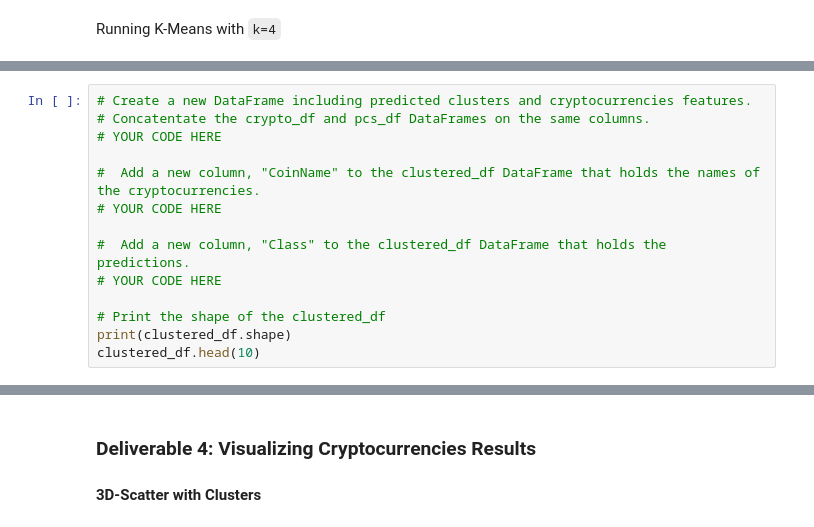
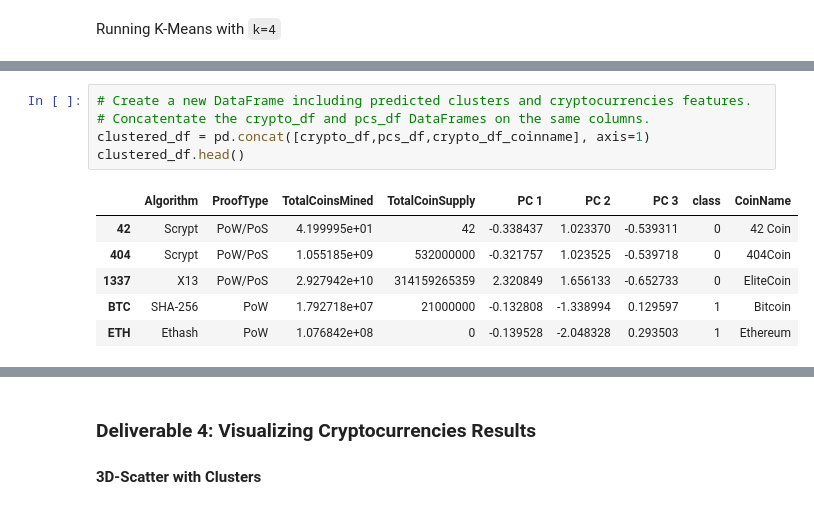
Before and after one commit to jobloom79/Cryptocurrencies, a Jupyter notebook: crypto_clustering.ipynb, the cells around one changed output, grey strips where cells are left out. Cells and saved outputs as stored; diff of their text form.

```diff
--- a/crypto_clustering.ipynb
+++ b/crypto_clustering.ipynb
@@ -237,14 +286,12 @@ Running K-Means with `k=4`
 # %%
 # Create a new DataFrame including predicted clusters and cryptocurrencies features.
 # Concatentate the crypto_df and pcs_df DataFrames on the same columns.
-# YOUR CODE HERE
-
-#  Add a new column, "CoinName" to the clustered_df DataFrame that holds the names of the cryptocurrencies.
-# YOUR CODE HERE
-
-#  Add a new column, "Class" to the clustered_df DataFrame that holds the predictions.
-# YOUR CODE HERE
-
-# Print the shape of the clustered_df
-print(clustered_df.shape)
-clustered_df.head(10)
+clustered_df = pd.concat([crypto_df,pcs_df,crypto_df_coinname], axis=1)
+clustered_df.head()
+# %% [output]
+|  | Algorithm | ProofType | TotalCoinsMined | TotalCoinSupply | PC 1 | PC 2 | PC 3 | class | CoinName |
+| 42 | Scrypt | PoW/PoS | 4.199995e+01 | 42 | -0.338437 | 1.023370 | -0.539311 | 0 | 42 Coin |
+| 404 | Scrypt | PoW/PoS | 1.055185e+09 | 532000000 | -0.321757 | 1.023525 | -0.539718 | 0 | 404Coin |
+| 1337 | X13 | PoW/PoS | 2.927942e+10 | 314159265359 | 2.320849 | 1.656133 | -0.652733 | 0 | EliteCoin |
+| BTC | SHA-256 | PoW | 1.792718e+07 | 21000000 | -0.132808 | -1.338994 | 0.129597 | 1 | Bitcoin |
+| ETH | Ethash | PoW | 1.076842e+08 | 0 | -0.139528 | -2.048328 | 0.293503 | 1 | Ethereum |
```
Also changed, not shown: parts of 10 cells of this notebook.
